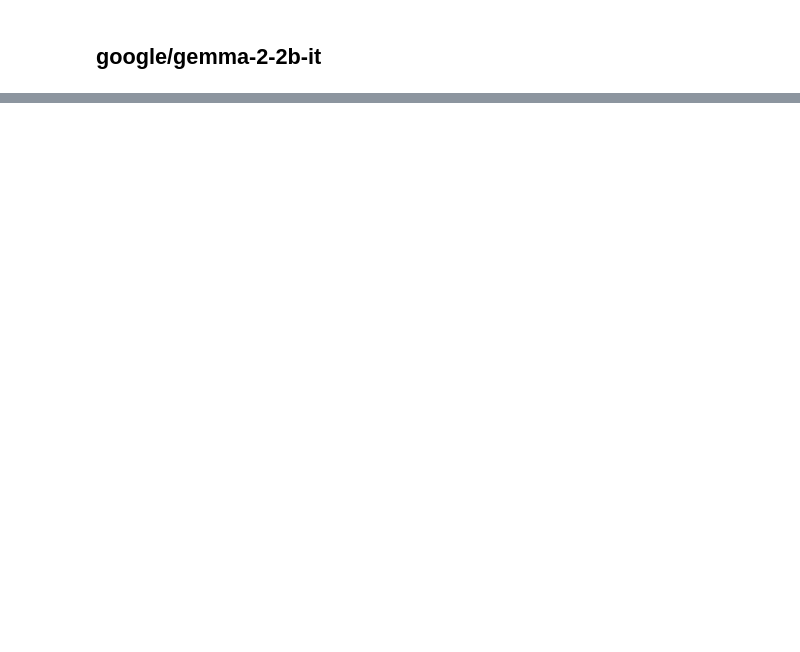
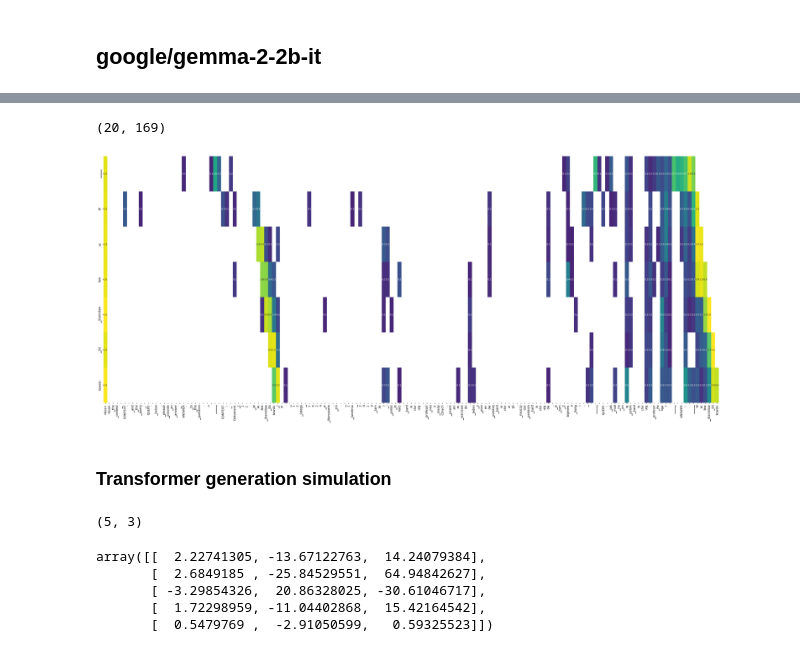
Before and after one commit to Hallucination-LLM/Research, a Jupyter notebook: notebooks/get-attentions-kaggle.ipynb, the cells around one changed output, grey strips where cells are left out. Saved outputs shown, nothing was run; the diff lists cells and outputs as text; code cells hidden in the pictures; blank space fills up the shorter version.

Commit message:
First iteration

```diff
--- a/notebooks/get-attentions-kaggle.ipynb
+++ b/notebooks/get-attentions-kaggle.ipynb
@@ -356,0 +241,3 @@ python -m xformers.info
+# %%
+first_token_attentions = torch.stack([att for att in attensions[0]]).squeeze(1)
+last_token_attentions = torch.stack([att for att in attensions[-1]]).squeeze(1)
@@ -356,0 +253,43 @@ python -m xformers.info
+# %%
+final_att_matrix = np.zeros(shape=(len(attensions), last_token_attentions.shape[-1]))
+
+for i, token_attensions in enumerate(attensions):
+
+    token_last_att = torch.stack([att for att in token_attensions]).squeeze(1)
+    token_last_att = token_last_att.numpy().max(axis=(0, 1))
+
+    final_att_matrix[i, :len(token_last_att)] = token_last_att[-1, :]
+# %%
+final_att_matrix.shape
+# %% [output]
+(20, 169)
+# %%
+ticks = [reversed_tokenizer[tok.item()] for tok in generated_ans.sequences[0]][:-1]
+# %%
+input_len = len(inputs["input_ids"][0])
+first_gen_token_idx = input_len
+# %%
+fig, ax = plt.subplots(figsize=(40, 15))
+
+sns.heatmap(
+    final_att_matrix[1:8, :],
+    cmap="viridis",
+    annot=True,
+    fmt=".1f",
+    annot_kws={"size": 8},
+    cbar=False,
+    square=False,
+    mask=final_att_matrix[1:8, :] <= 0.1,
+    vmin=0,
+    vmax=1,
+    ax=ax,
+    # xticklabels=[f'tok_{i}'],
+    yticklabels=ticks[first_gen_token_idx: first_gen_token_idx + 7],
+    xticklabels=ticks[:first_gen_token_idx + 7],
+)
+
+plt.show()
+# %% [output]
+[figure, added]
+# %% [markdown]
+### Transformer generation simulation
@@ -356,0 +312,13 @@ python -m xformers.info
+# %%
+x = np.random.randn(5, HIDDEN_DIM)
+x.shape
+# %% [output]
+(5, 3)
+# %%
+attension_mech(x)
+# %% [output]
+array([[  2.22741305, -13.67122763,  14.24079384],
+       [  2.6849185 , -25.84529551,  64.94842627],
+       [ -3.29854326,  20.86328025, -30.61046717],
+       [  1.72298959, -11.04402868,  15.42164542],
+       [  0.5479769 ,  -2.91050599,   0.59325523]])
```
Also changed, not shown: parts of 83 cells of this notebook, 3 other files.
